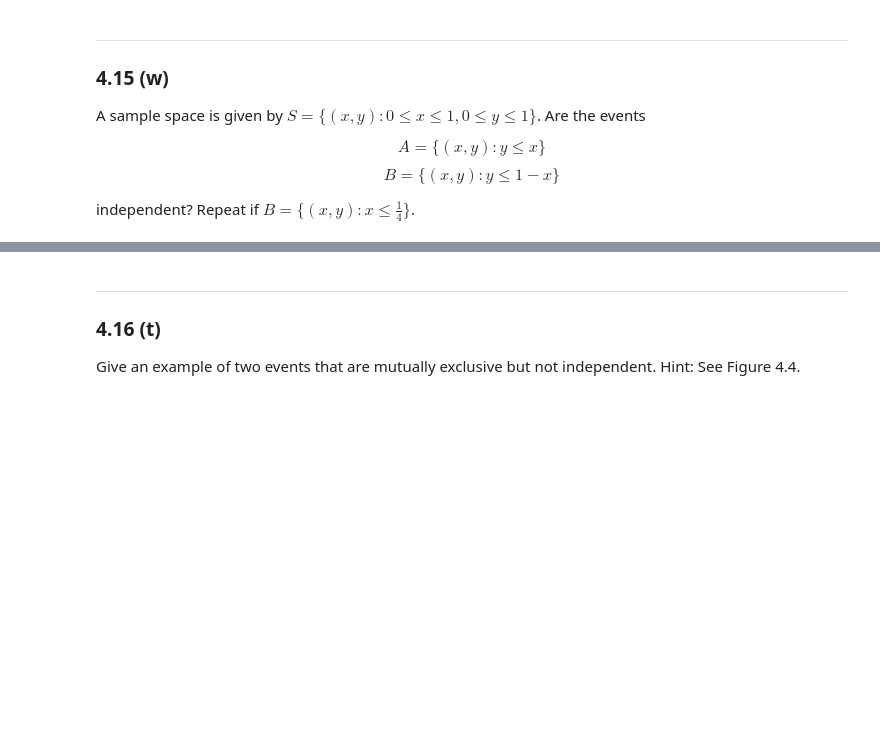
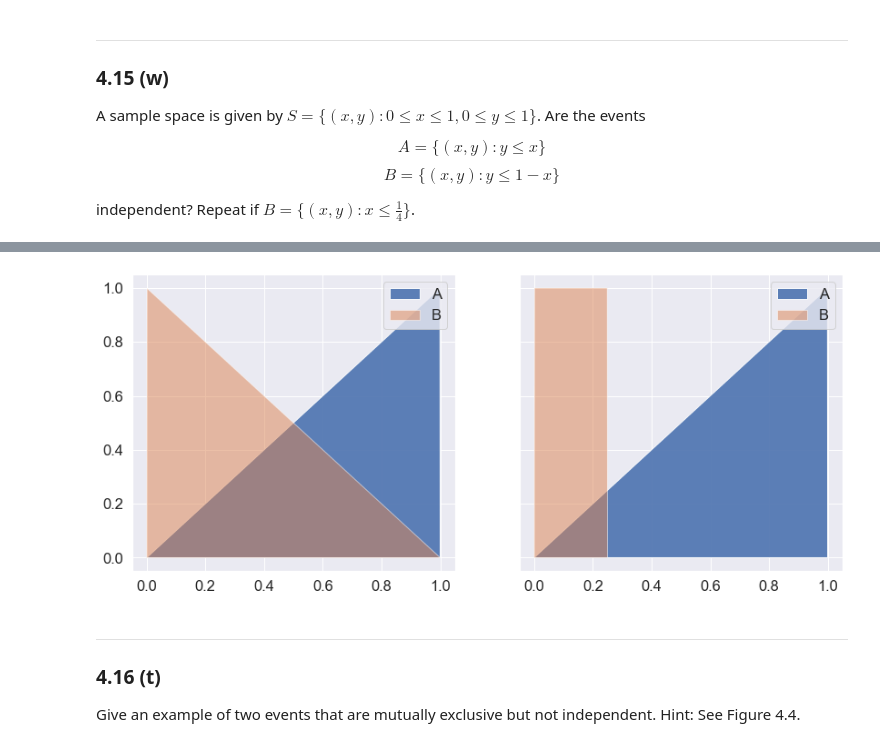
Before and after one commit to VictorCannestro/Intuitive_Probability_and_Random_Processes, a Jupyter notebook: CH4_Conditional_Probability.ipynb, the cells around one changed output, grey strips where cells are left out. Drawn from its saved outputs; the diff is of its cells as text; code cells hidden in the pictures; blank space fills up the shorter version.

```diff
--- a/CH4_Conditional_Probability.ipynb
+++ b/CH4_Conditional_Probability.ipynb
@@ -468,3 +607,26 @@ independent? Repeat if $B = \{ (x,y): x \leq \frac{1}{4} \}$.
+# %%
+fig, ax = plt.subplots(1, 2, sharex=True, sharey=True, figsize=(14,6))
+
+# Define set A
+x = np.arange(0, 1.001, 0.001)
+fa = np.where(x < 1, x, 0)
+# Define set B
+fb = np.where(x > 0, 1-x, 0)
+# Define set B2
+fb2 = np.where(x < .25, 1, 0)
+fb2[0], fb2[-1] = 0, 0 # Fix boundary points
+
+# Plot
+ax[0].fill(x, fa, alpha=0.9, label='A')
+ax[0].fill(x, fb, alpha=0.5, label='B')
+ax[0].legend()
+
+ax[1].fill(x, fa, alpha=0.9, label='A')
+ax[1].fill(x, fb2, alpha=0.5, label='B')
+ax[1].legend()
+plt.show()
+# %% [output]
+[figure, added]
 # %% [markdown]
 ***
 ### 4.16 (t)
```
Also changed, not shown: parts of 24 cells of this notebook, 1 other file.
